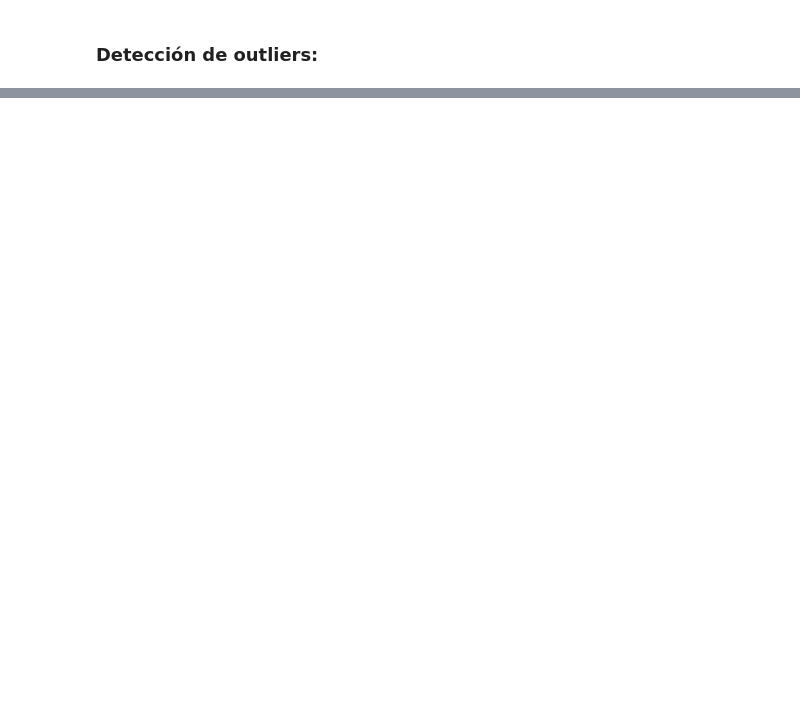
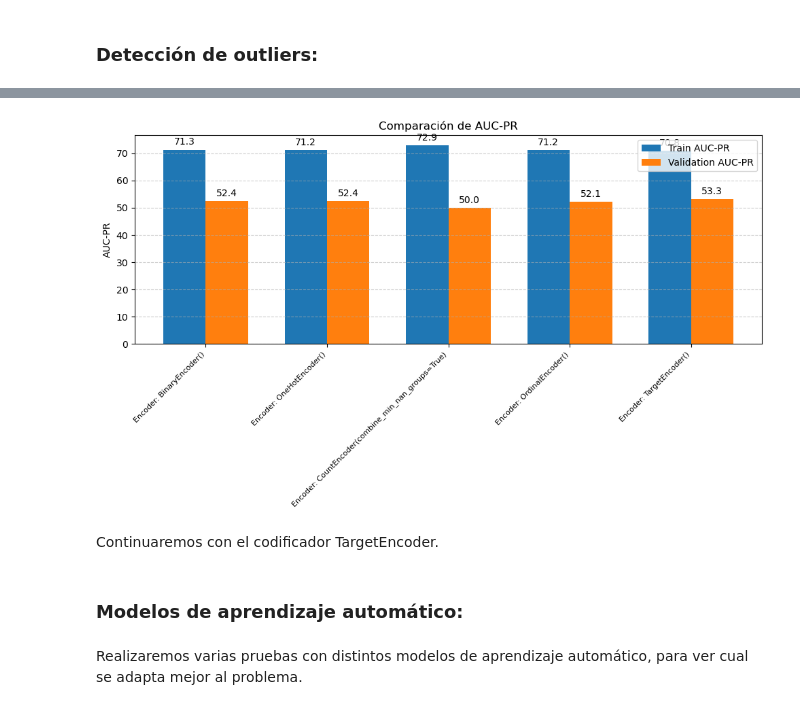
Before and after one commit to GOIH/MineriaDatos, a Jupyter notebook: analisis.ipynb, the cells around one changed output, grey strips where cells are left out. Saved outputs shown, nothing was run; the diff lists cells and outputs as text; code cells hidden in the pictures; blank space fills up the shorter version.

```diff
--- a/analisis.ipynb
+++ b/analisis.ipynb
@@ -759,0 +810,10 @@ AUC-PR (Validación): 51.8463
+# %%
+comparar_resultados(resultados)
+# %% [output]
+[figure, added]
+# %% [markdown]
+Continuaremos con el codificador TargetEncoder.
+# %% [markdown]
+### Modelos de aprendizaje automático:
+# %% [markdown]
+Realizaremos varias pruebas con distintos modelos de aprendizaje automático, para ver cual se adapta mejor al problema.
```
Also changed, not shown: parts of 22 cells of this notebook.
